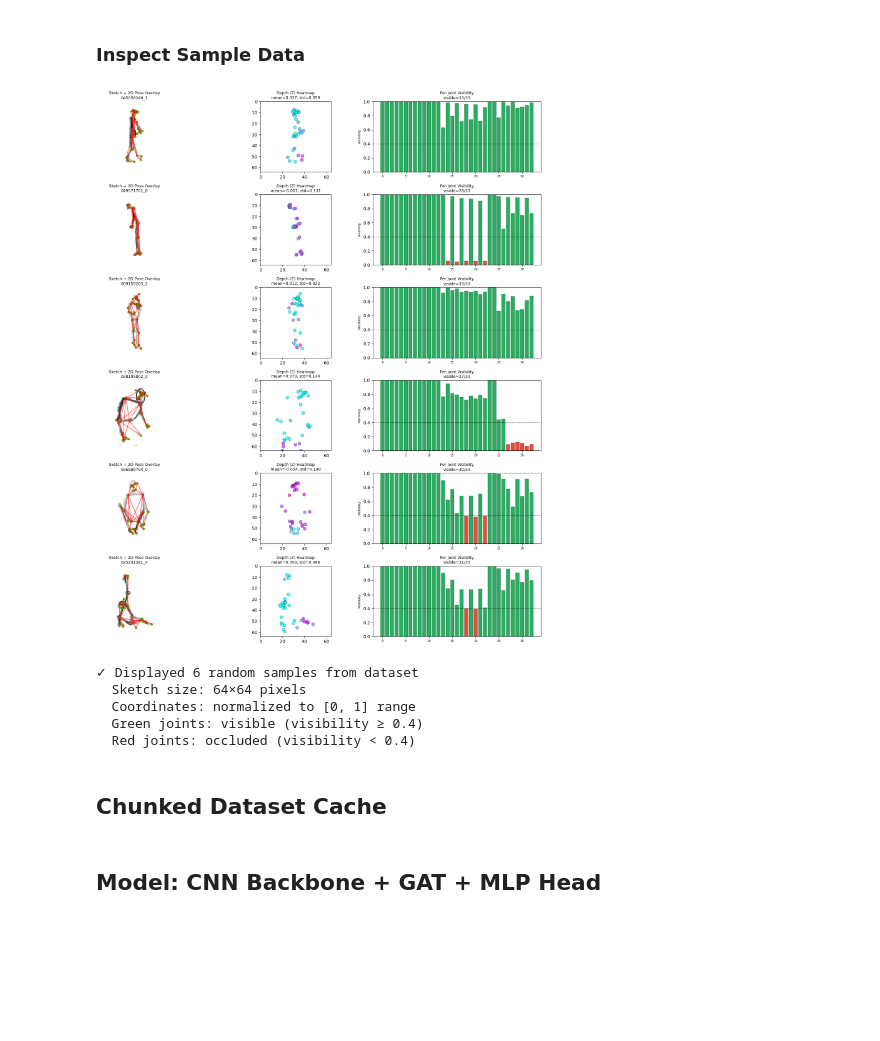
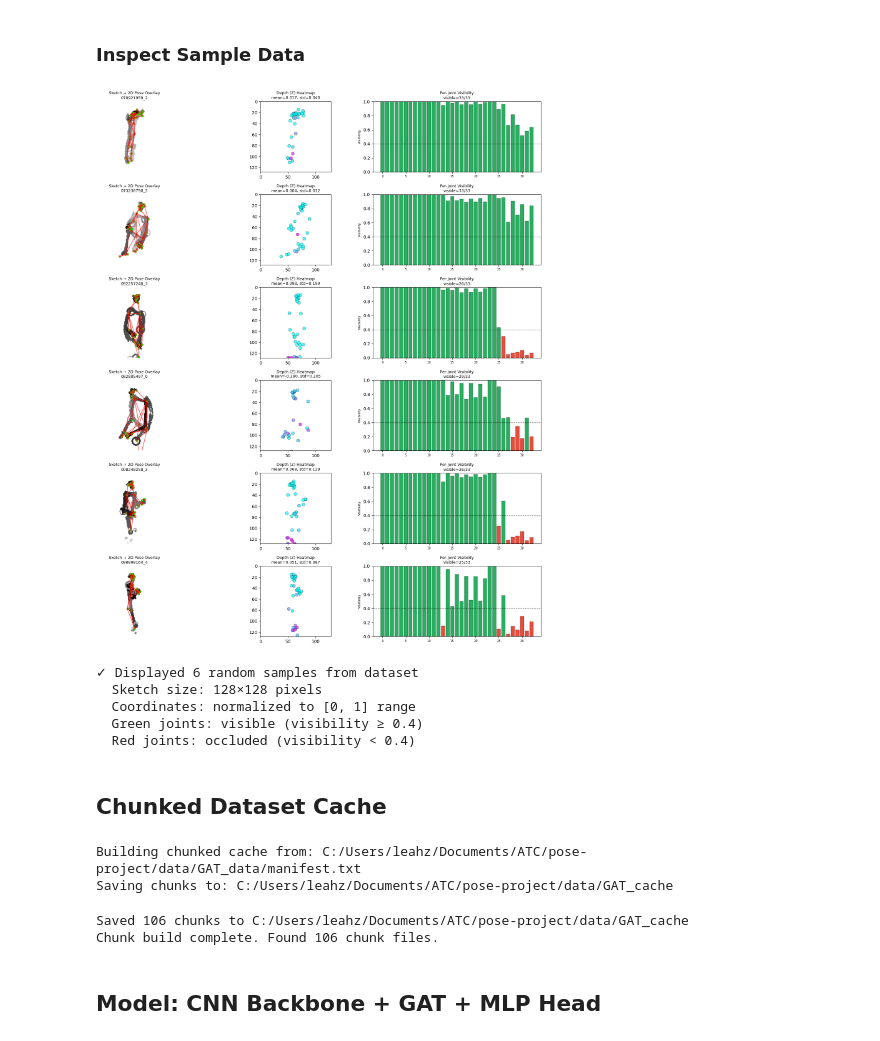
Before and after one commit to Leahie/pose-project, a Jupyter notebook: research/gnn.ipynb, the cells around one changed output. Cells and saved outputs as stored; diff of their text form; code cells hidden in the pictures; blank space fills up the shorter version.

```diff
--- a/research/gnn.ipynb
+++ b/research/gnn.ipynb
@@ -516,18 +528,18 @@ def load_and_display_samples(manifest_path: str, num_samples: int = 6,
         vis_mask = vis >= vis_threshold
         for (a, b) in EDGES_RAW:
             if vis_mask[a] and vis_mask[b]:
-                x1, y1 = coords[a, 0] * 64, coords[a, 1] * 64
-                x2, y2 = coords[b, 0] * 64, coords[b, 1] * 64
+                x1, y1 = coords[a, 0] * IMG_SIZE, coords[a, 1] * IMG_SIZE
+                x2, y2 = coords[b, 0] * IMG_SIZE, coords[b, 1] * IMG_SIZE
                 ax1.plot([x1, x2], [y1, y2], 'r-', linewidth=1.5, alpha=0.6)
 
         # Joint circles
         for j in range(len(coords)):
             if vis_mask[j]:
-                x, y = coords[j, 0] * 64, coords[j, 1] * 64
+                x, y = coords[j, 0] * IMG_SIZE, coords[j, 1] * IMG_SIZE
                 ax1.scatter(x, y, s=25, c='lime', edgecolor='red', linewidth=0.5)
 
         ax1.set_title(f"Sketch + 2D Pose Overlay\n{Path(pkl_path).stem}", fontsize=9)
-        ax1.set_xlim(0, 64); ax1.set_ylim(64, 0)
+        ax1.set_xlim(0, IMG_SIZE); ax1.set_ylim(IMG_SIZE, 0)
         ax1.axis('off')
 
         # Panel 2: Z (depth) visualization
@@ -535,11 +547,11 @@ def load_and_display_samples(manifest_path: str, num_samples: int = 6,
         z_vals = coords[:, 2]
         z_norm = (z_vals - z_vals.min()) / (z_vals.max() - z_vals.min() + 1e-6)
 
-        ax2.scatter(coords[:, 0] * 64, coords[:, 1] * 64,
+        ax2.scatter(coords[:, 0] * IMG_SIZE, coords[:, 1] * IMG_SIZE,
                    c=z_norm, s=50, cmap='cool', alpha=0.7,
                    edgecolor='k', linewidth=0.5)
         ax2.set_title(f"Depth (Z) Heatmap\nmean={z_vals.mean():.3f}, std={z_vals.std():.3f}", fontsize=9)
-        ax2.set_xlim(0, 64); ax2.set_ylim(64, 0)
+        ax2.set_xlim(0, IMG_SIZE); ax2.set_ylim(IMG_SIZE, 0)
         ax2.set_aspect('equal')
 
         # Panel 3: Per-joint visibility
@@ -548,37 +560,37 @@ def load_and_display_samples(manifest_path: str, num_samples: int = 6,
         ax3.bar(range(NUM_JOINTS), vis, color=colors, width=0.8, edgecolor='k', linewidth=0.3)
         ax3.axhline(vis_threshold, color='k', linestyle='--', linewidth=1, alpha=0.5)
         ax3.set_title(f"Per-Joint Visibility\nvisible={vis_mask.sum()}/{NUM_JOINTS}", fontsize=9)
         ax3.set_ylim(0, 1)
         ax3.set_xticks(range(0, NUM_JOINTS, 5))
         ax3.set_xticklabels(range(0, NUM_JOINTS, 5), fontsize=7)
         ax3.set_ylabel('Visibility', fontsize=8)
 
     plt.tight_layout()
     plt.show()
 
     print(f"\n✓ Displayed {len(sample_paths)} random samples from dataset")
-    print(f"  Sketch size: 64×64 pixels")
+    print(f"  Sketch size: {IMG_SIZE}×{IMG_SIZE} pixels")
     print(f"  Coordinates: normalized to [0, 1] range")
     print(f"  Green joints: visible (visibility ≥ {vis_threshold})")
     print(f"  Red joints: occluded (visibility < {vis_threshold})")
 
 
 # Load and visualize samples (update path if needed)
 try:
     manifest_file = f"{PATH}/GAT_data/manifest.txt"
     if Path(manifest_file).exists():
         load_and_display_samples(manifest_file, num_samples=6, vis_threshold=0.4)
     else:
         print(f"Manifest not found at {manifest_file}")
         print("Run data creation first!")
 except Exception as e:
     print(f"Error loading samples: {e}")
     import traceback
     traceback.print_exc()
 # %% [output]
-[figure, old version]
+[figure, new version]
 ✓ Displayed 6 random samples from dataset
-  Sketch size: 64×64 pixels
+  Sketch size: 128×128 pixels
   Coordinates: normalized to [0, 1] range
   Green joints: visible (visibility ≥ 0.4)
   Red joints: occluded (visibility < 0.4)
@@ -712,26 +724,31 @@ def build_loaders(chunk_dir: str, max_chunks=None, batch_size=16,
     print(f"Train: {n_train} | Val: {n_val} | Chunks: {len(ds.files)}")
     return train_loader, val_loader
 # %%
-# manifest_path = f"{PATH}/GAT_data/manifest.txt"
-# chunk_dir = f"{PATH}/GAT_cache"
+manifest_path = f"{PATH}/GAT_data/manifest.txt"
+chunk_dir = f"{PATH}/GAT_cache"
 
-# if not Path(manifest_path).exists():
-#     raise FileNotFoundError(
-#         f"Manifest not found: {manifest_path}\n"
-#         "Run data creation first so manifest.txt is created."
-#     )
+if not Path(manifest_path).exists():
+    raise FileNotFoundError(
+        f"Manifest not found: {manifest_path}\n"
+        "Run data creation first so manifest.txt is created."
+    )
 
-# print(f"Building chunked cache from: {manifest_path}")
-# print(f"Saving chunks to: {chunk_dir}")
+print(f"Building chunked cache from: {manifest_path}")
+print(f"Saving chunks to: {chunk_dir}")
 
-# build_chunked_cache(
-#     manifest_path=manifest_path,
-#     save_dir=chunk_dir,
-#     chunk_size=500,
-# )
+build_chunked_cache(
+    manifest_path=manifest_path,
+    save_dir=chunk_dir,
+    chunk_size=500,
+)
 
-# chunk_files = sorted(Path(chunk_dir).glob("chunk_*.pt"))
-# print(f"Chunk build complete. Found {len(chunk_files)} chunk files.")
+chunk_files = sorted(Path(chunk_dir).glob("chunk_*.pt"))
+print(f"Chunk build complete. Found {len(chunk_files)} chunk files.")
+# %% [output]
+Building chunked cache from: C:/Users/leahz/Documents/ATC/pose-project/data/GAT_data/manifest.txt
+Saving chunks to: C:/Users/leahz/Documents/ATC/pose-project/data/GAT_cache
+Saved 106 chunks to C:/Users/leahz/Documents/ATC/pose-project/data/GAT_cache
+Chunk build complete. Found 106 chunk files.
 # %% [markdown]
 ## Model: CNN Backbone + GAT + MLP Head
 # %%
```
Also changed, not shown: parts of 3 cells of this notebook, 9 other files.
